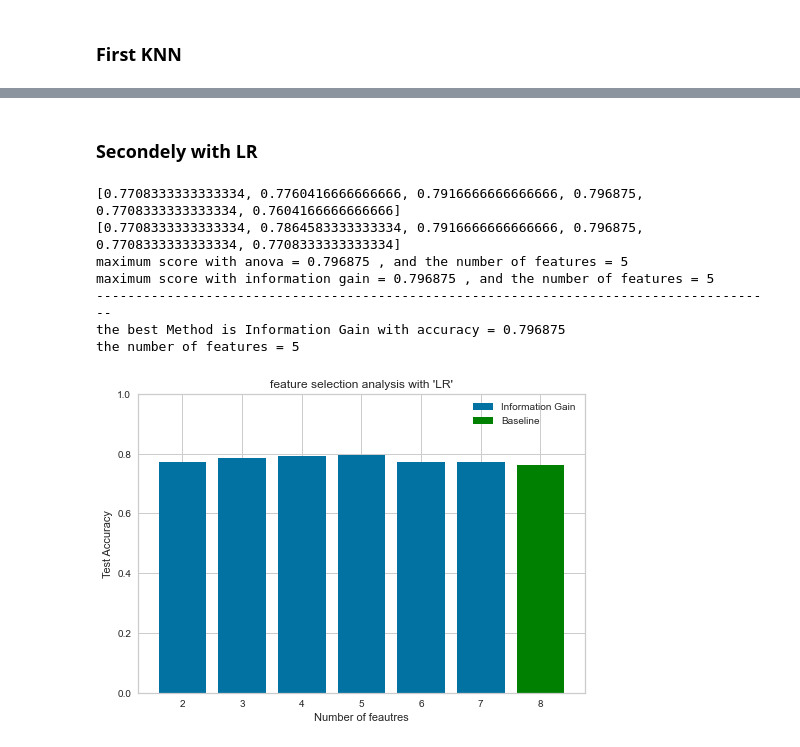
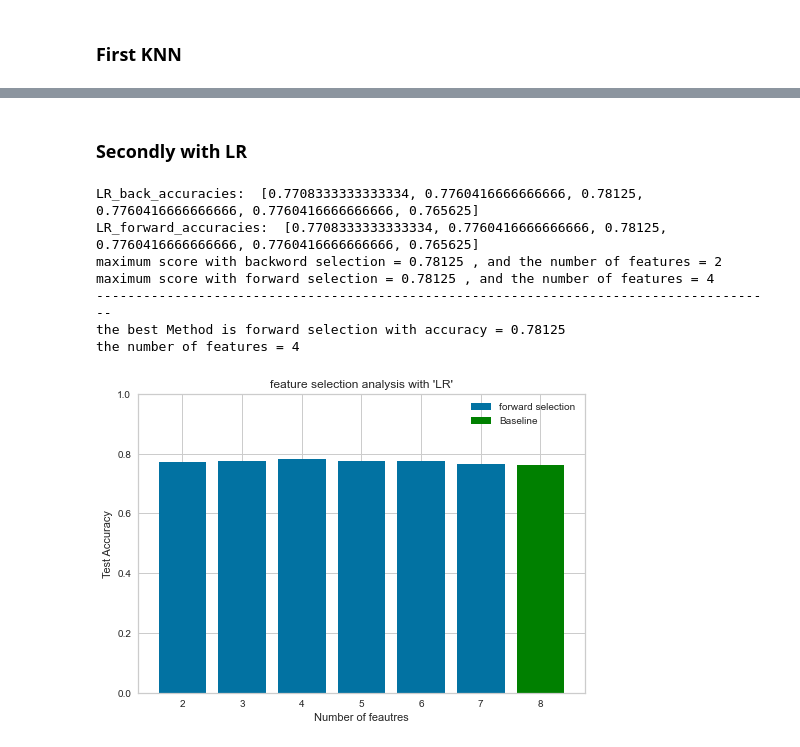
Before and after one commit to Sa2a/Ml_GA3_Clustering, a Jupyter notebook: KNN VS LR analysis.ipynb, the cells around one changed output, grey strips where cells are left out. Drawn from its saved outputs; the diff is of its cells as text; code cells hidden in the pictures.

```diff
--- a/KNN VS LR analysis.ipynb
+++ b/KNN VS LR analysis.ipynb
@@ -503,7 +487,7 @@ def feature_selection(model,X_teain,y_train, feature_selection_method = f_classi
     acc_knn= model(x_train_new, x_test_new, y_train_new, y_test_new)
     # LR_accuracies.append(acc_LR)
     accuracies.append(acc_knn)
-  return accuracies
+  return accuracies,(x_train_new, x_test_new, y_train_new, y_test_new)
 # %% [markdown]
 ### First KNN
 # %%
@@ -685,47 +652,48 @@ the number of features = 3
 # %% [markdown]
-### Secondely with LR
+### Secondly with LR
 # %%
 n_features = range(2,len(df.columns)-1)
-LR_ANOVA_accuracies = feature_selection(LogReg,X,Y, feature_selection_method= f_classif, range=n_features )
-LR_INFO_GAIN_accuracies = feature_selection(LogReg,X,Y, feature_selection_method= mutual_info_classif, range=n_features)
+LR_back_accuracies ,LR_back_transofrmed_data= fs_wrapper_method(LogisticRegression(),LogReg,X,Y, direction = "backward", range=n_features )
+LR_forward_accuracies ,LR_forward_transformed_data= fs_wrapper_method(LogisticRegression(),LogReg,X,Y, direction = "forward", range=n_features)
 # %%
-print(LR_ANOVA_accuracies)
-print(LR_INFO_GAIN_accuracies)
-max_accuracy_anova = np.max(LR_ANOVA_accuracies)
-max_accuracy_info = np.max(LR_INFO_GAIN_accuracies)
-print(f'maximum score with anova = {max_accuracy_anova} , and the number of features = {n_features[LR_ANOVA_accuracies.index(max_accuracy_anova)]}')
-print(f'maximum score with information gain = {max_accuracy_info} , and the number of features = {n_features[LR_INFO_GAIN_accuracies.index(max_accuracy_info)]}')
+
+print("LR_back_accuracies: ",LR_back_accuracies)
+print("LR_forward_accuracies: ",LR_forward_accuracies)
+
+max_accuracy_back = np.max(LR_back_accuracies)
+max_accuracy_forward = np.max(LR_forward_accuracies)
+
+print(f'maximum score with backword selection = {max_accuracy_back} , and the number of features = {n_features[LR_back_accuracies.index(max_accuracy_RFE)]}')
+print(f'maximum score with forward selection = {max_accuracy_forward} , and the number of features = {n_features[LR_forward_accuracies.index(max_accuracy_forward)]}')
 print("---------------------------------------------------------------------------------------")
-
-max = max_accuracy_info
-if max< max_accuracy_anova:
-    max= max_accuracy_anova
-    print (f"the best Method is ANOVA with accuracy = {max} \nthe number of features = {n_features[LR_ANOVA_accuracies.index(max_accuracy_anova)]}")
-    plt.bar(n_features,LR_ANOVA_accuracies,label="ANOVA")
-    plt.bar([8],[evaluation_KNN],label="Baseline",color ="green")
-    plt.title("feature selection analysis with 'LR'")
-    plt.xlabel("Number of feautres")
-    plt.ylabel("Test Accuracy")
-    plt.legend()
-    plt.ylim(0,1)
-    plt.show()
-
-else:
-    print (f"the best Method is Information Gain with accuracy = {max} \nthe number of features = {n_features[LR_INFO_GAIN_accuracies.index(max_accuracy_anova)]}")
-    plt.bar(n_features,LR_INFO_GAIN_accuracies,label="Information Gain")
+max = max_accuracy_forward
+if max< max_accuracy_back:
+    max= max_accuracy_back
+    print (f"the best Method is backword selection with accuracy = {max} \nthe number of features = {n_features[LR_back_accuracies.index(max)]}")
+    plt.bar(n_features,LR_back_accuracies,label="backword selection")
     plt.bar([8],[evaluation_LR],label="Baseline",color ="green")
     plt.title("feature selection analysis with 'LR'")
     plt.xlabel("Number of feautres")
     plt.ylabel("Test Accuracy")
     plt.legend()
     plt.ylim(0,1)
     plt.show()
+else:
+    print (f"the best Method is forward selection with accuracy = {max} \nthe number of features = {n_features[LR_forward_accuracies.index(max)]}")
+    plt.bar(n_features,LR_forward_accuracies,label="forward selection")
+    plt.bar([8],[evaluation_LR],label="Baseline",color ="green")
+    plt.title("feature selection analysis with 'LR'")
+    plt.xlabel("Number of feautres")
+    plt.ylabel("Test Accuracy")
+    plt.legend()
+    plt.ylim(0,1)
+    plt.show()
 # %% [output]
-[0.7708333333333334, 0.7760416666666666, 0.7916666666666666, 0.796875, 0.7708333333333334, 0.7604166666666666]
-[0.7708333333333334, 0.7864583333333334, 0.7916666666666666, 0.796875, 0.7708333333333334, 0.7708333333333334]
-maximum score with anova = 0.796875 , and the number of features = 5
-maximum score with information gain = 0.796875 , and the number of features = 5
+LR_back_accuracies:  [0.7708333333333334, 0.7760416666666666, 0.78125, 0.7760416666666666, 0.7760416666666666, 0.765625]
+LR_forward_accuracies:  [0.7708333333333334, 0.7760416666666666, 0.78125, 0.7760416666666666, 0.7760416666666666, 0.765625]
+maximum score with backword selection = 0.78125 , and the number of features = 2
+maximum score with forward selection = 0.78125 , and the number of features = 4
 ---------------------------------------------------------------------------------------
-the best Method is Information Gain with accuracy = 0.796875
-the number of features = 5
+the best Method is forward selection with accuracy = 0.78125
+the number of features = 4
-[figure, old version]
+[figure, new version]
```
Also changed, not shown: parts of 22 cells of this notebook.
